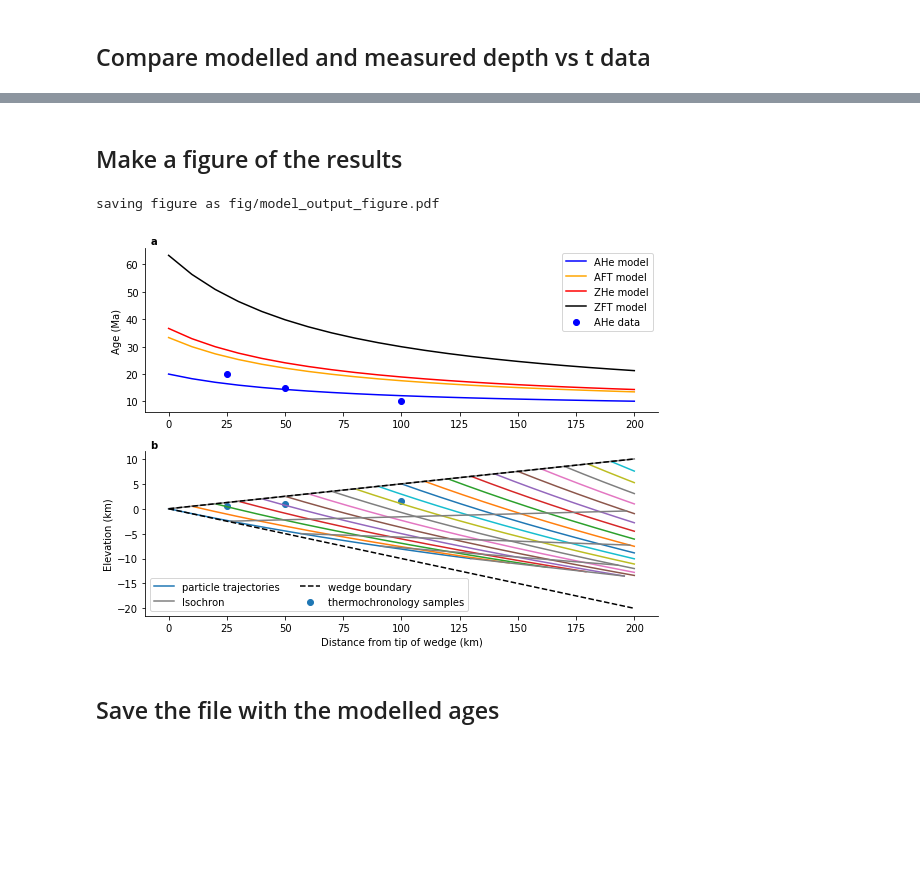
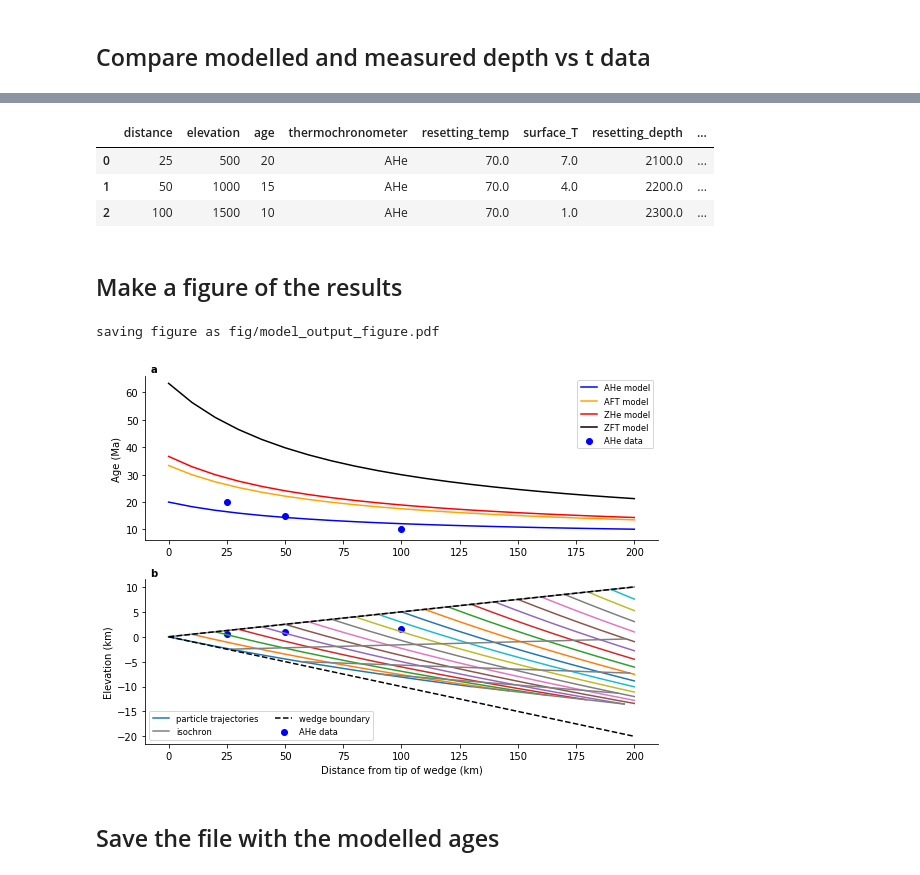
Before and after one commit to ElcoLuijendijk/wedgex, a Jupyter notebook: wedgex_model.ipynb, the cells around one changed output, grey strips where cells are left out. Saved outputs shown, nothing was run; the diff lists cells and outputs as text; code cells hidden in the pictures; blank space fills up the shorter version.

```diff
--- a/wedgex_model.ipynb
+++ b/wedgex_model.ipynb
@@ -92,6 +90,8 @@ lapse_rate = 6 / 1e3
 fig_output_file = 'fig/model_output_figure.pdf'
 thermochron_markers = ['o', 'd', 's', '^']
 thermochron_colors = ['blue', 'orange', 'red', 'black']
+
+fs = 'small'
 # %% [markdown]
 ## Parameters for particle position over time
 # %%
@@ -225,11 +224,3 @@ df.head()
 | 2 | 100 | 1500 | 10 | AHe | 70.0 | 1.0 | 2300.0 | ... |
 # %% [markdown]
 ## Compare modelled and measured depth vs t data
-# %%
-from sklearn.metrics import r2_score
-
-R2 = r2_score(df['age'], df['modelled_age'])
-
-df['R2 for all samples combined'] = R2
-
-df.head()
@@ -241,3 +227,47 @@ df.head()
+# %%
+def coefficient_of_determination(y, f):
+    '''
+    calculate coefficient of determination
+
+    Parameters
+    ----------
+    y : numpy array
+        observed values
+    f : numpy array
+        calculated values
+
+    Returns
+    -------
+    R2 : float
+        coefficient of determination
+
+    '''
+    ind = (np.isnan(y)==False) & (np.isnan(f)==False) & \
+        (y != -np.inf) & (y != np.inf) &\
+        (f != -np.inf) & (f != np.inf)
+
+    yc = y[ind]
+    fc = f[ind]
+
+    # residual sum of squares
+    SS_res = np.sum((yc - fc)**2)
+    # total sum of squares
+    SS_tot = np.sum((yc - np.mean(yc))**2)
+
+    R2 = 1.0 - (SS_res / SS_tot)
+
+    return R2
+
+R2 = coefficient_of_determination(df['age'], df['modelled_age'])
+
+df['R2 for all samples combined'] = R2
+
+df.head()
+# %% [output]
+|  | distance | elevation | age | thermochronometer | resetting_temp | surface_T | resetting_depth | ... |
+| 0 | 25 | 500 | 20 | AHe | 70.0 | 7.0 | 2100.0 | ... |
+| 1 | 50 | 1000 | 15 | AHe | 70.0 | 4.0 | 2200.0 | ... |
+| 2 | 100 | 1500 | 10 | AHe | 70.0 | 1.0 | 2300.0 | ... |
 # %% [markdown]
 ## Make a figure of the results
 # %%
@@ -247,7 +277,6 @@ xpi, ypi = xp, yp
 dpi = dp
 
 fig, axs = pl.subplots(2, 1, figsize=(8, 6))
-
 
 ############################
 # panel with time at depth=x
@@ -265,7 +294,7 @@ for thc, m, c in zip(thermochron_systems, thermochron_markers, thermochron_color
 
 axs[0].set_ylabel('Age (Ma)')
 
-axs[0].legend()
+axs[0].legend(fontsize=fs)
 
 #######################
 # particle trajectories
@@ -285,38 +314,50 @@ nt = xpi.shape[1]
 isochron_ts = np.linspace(0, nt - 1, 5).astype(int)
 
 for nti in isochron_ts:
     #leg_ts =  ax.scatter(xpi[:, nti] / 1e3, ypi[:, nti] / 1e3, s=20, color='black')
     leg_tsl, =  ax.plot(xpi[:, nti] / 1e3, ypi[:, nti] / 1e3, color='gray', ls='-')
     pass
 
-leg_s = ax.scatter(df['distance'], df['elevation'] / 1e3, label='thermochron samples')
+legs_tc = []
+labels_tc = []
+
+for thc, m, c in zip(thermochron_systems, thermochron_markers, thermochron_colors):
+
+    ix = df['thermochronometer'] == thc
+
+    if np.any(ix) == True:
+        labels_tc.append('%s data' % thc)
+        li = ax.scatter(df.loc[ix, 'distance'], df.loc[ix, 'elevation'] / 1e3, color=c, marker=m)
+        legs_tc.append(li)
+
+#leg_s = ax.scatter(df['distance'], df['elevation'] / 1e3, label='thermochron samples')
 
 leg_bnd, = ax.plot(xcoords / 1e3, y_top / 1e3, color='black', ls='--', lw=1.5)
 ax.plot(xcoords / 1e3, y_bottom / 1e3, color='black', ls='--', lw=1.5)
 
 ax.set_xlabel('Distance from tip of wedge (km)')
 ax.set_ylabel('Elevation (km)')
 
 #ax.set_aspect('equal')
 
 for i, ax in enumerate(axs):
     ax.spines['top'].set_visible(False)
     ax.spines['right'].set_visible(False)
     ax.text(0.01, 1.01, string.ascii_lowercase[i],
             weight='bold', transform=ax.transAxes,
                ha='left', va='bottom', fontsize='medium')
 
-axs[-1].legend([leg_traj, leg_tsl, leg_bnd, leg_s],
-          ['particle trajectories', 'Isochron', 'wedge boundary', 'thermochronology samples'],
-          loc='lower left', ncol=2)
+legs = [leg_traj, leg_tsl, leg_bnd] + legs_tc
+labels = ['particle trajectories', 'isochron', 'wedge boundary'] + labels_tc
+axs[-1].legend(legs, labels, loc='lower left', ncol=2, fontsize=fs)
 
 fig.tight_layout()
 
 print('saving figure as %s' % fig_output_file)
 fig.savefig(fig_output_file)
 # %% [output]
 saving figure as fig/model_output_figure.pdf
-[figure, old version]
+[figure, new version]
 # %% [markdown]
 ## Save the file with the modelled ages
 # %%
```
Also changed, not shown: parts of 5 cells of this notebook, 4 other files.
